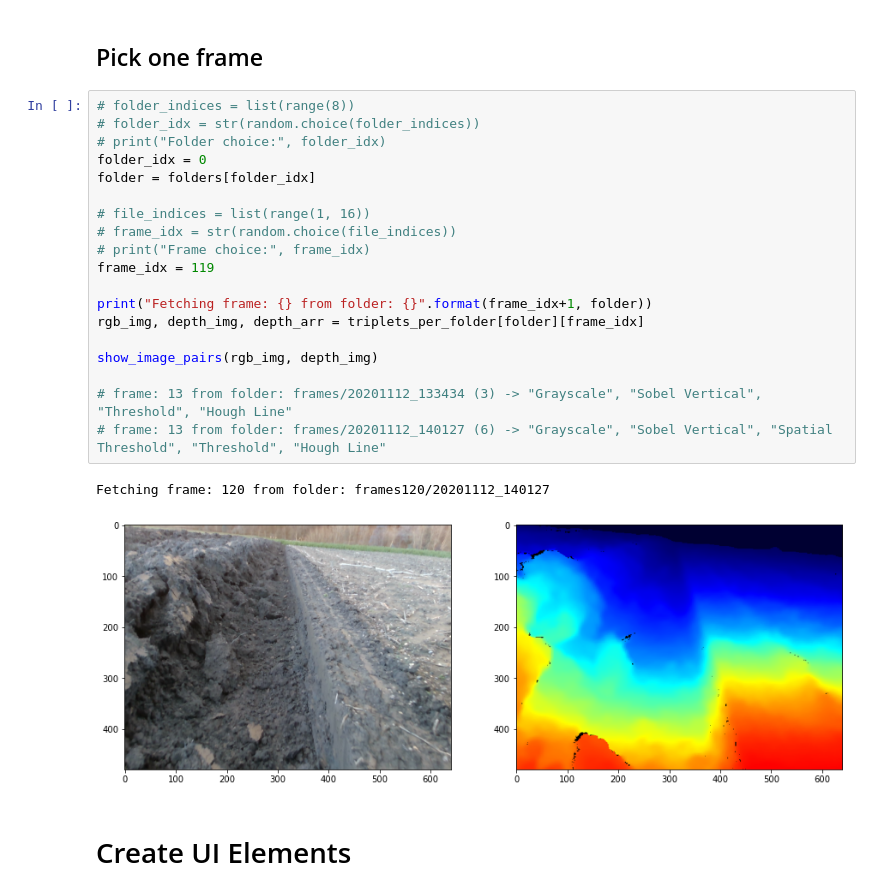
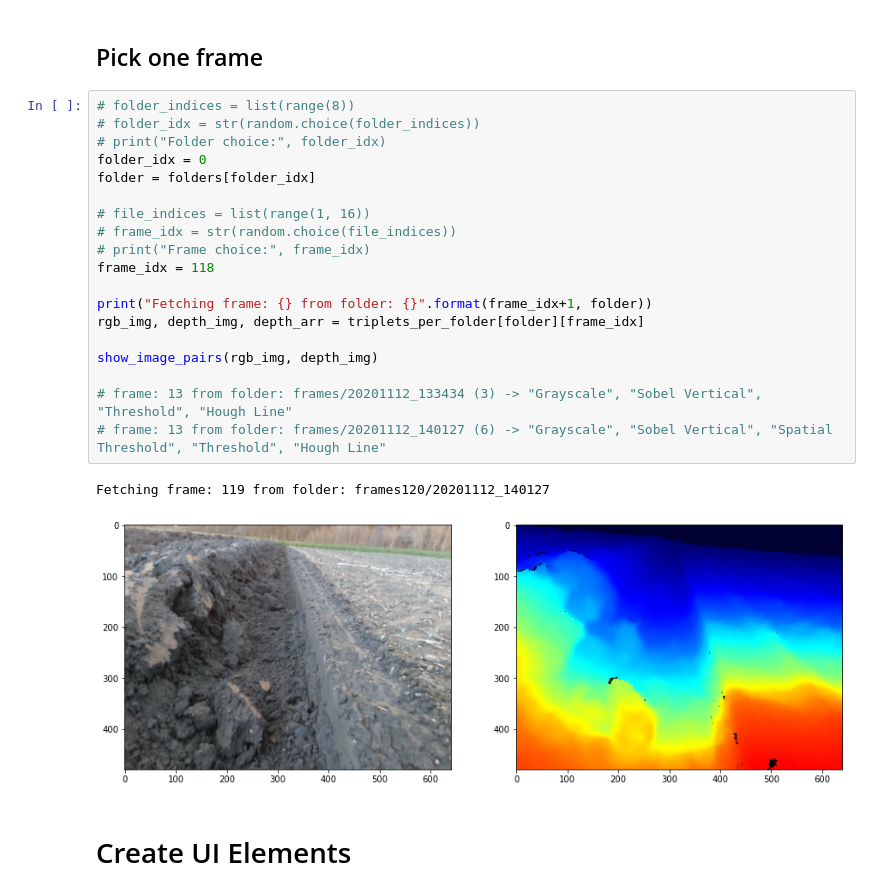
Before and after one commit to free-bit/furrow-edge-detector, a Jupyter notebook: Image Processing & Feature Detection.ipynb, the cells around one changed output. Drawn from its saved outputs; the diff is of its cells as text.

```diff
--- a/Image Processing & Feature Detection.ipynb
+++ b/Image Processing & Feature Detection.ipynb
@@ -70,25 +70,25 @@ Number of folders: 1
 # %%
 # folder_indices = list(range(8))
 # folder_idx = str(random.choice(folder_indices))
 # print("Folder choice:", folder_idx)
 folder_idx = 0
 folder = folders[folder_idx]
 
 # file_indices = list(range(1, 16))
 # frame_idx = str(random.choice(file_indices))
 # print("Frame choice:", frame_idx)
-frame_idx = 119
+frame_idx = 118
 
 print("Fetching frame: {} from folder: {}".format(frame_idx+1, folder))
 rgb_img, depth_img, depth_arr = triplets_per_folder[folder][frame_idx]
 
 show_image_pairs(rgb_img, depth_img)
 
 # frame: 13 from folder: frames/20201112_133434 (3) -> "Grayscale", "Sobel Vertical", "Threshold", "Hough Line"
 # frame: 13 from folder: frames/20201112_140127 (6) -> "Grayscale", "Sobel Vertical", "Spatial Threshold", "Threshold", "Hough Line"
 # %% [output]
-Fetching frame: 120 from folder: frames120/20201112_140127
+Fetching frame: 119 from folder: frames120/20201112_140127
-[figure, old version]
+[figure, new version]
 # %% [markdown]
 # Create UI Elements
 # %% [markdown]
```
Also changed, not shown: parts of 14 cells of this notebook, 1 other file.
